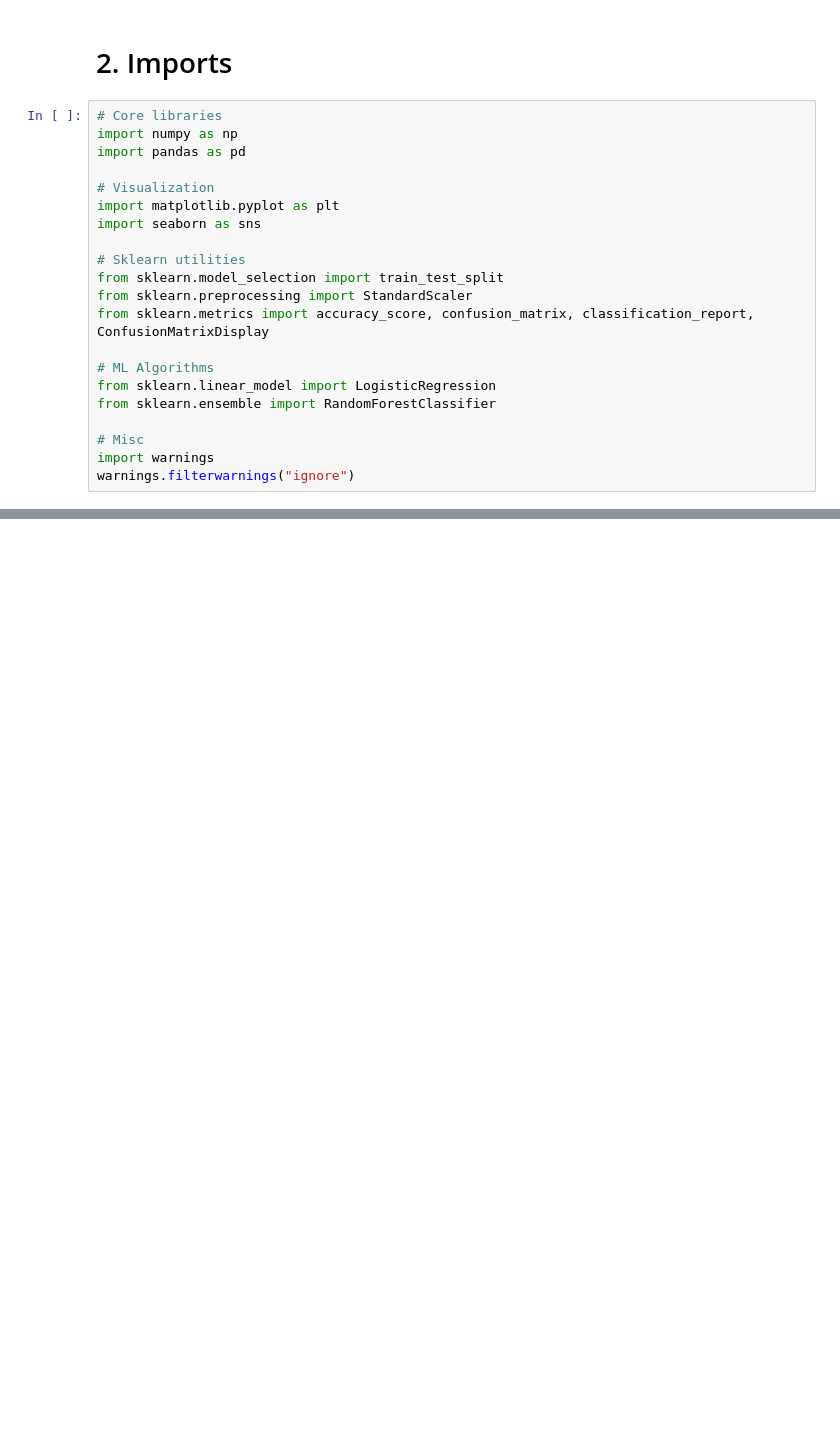
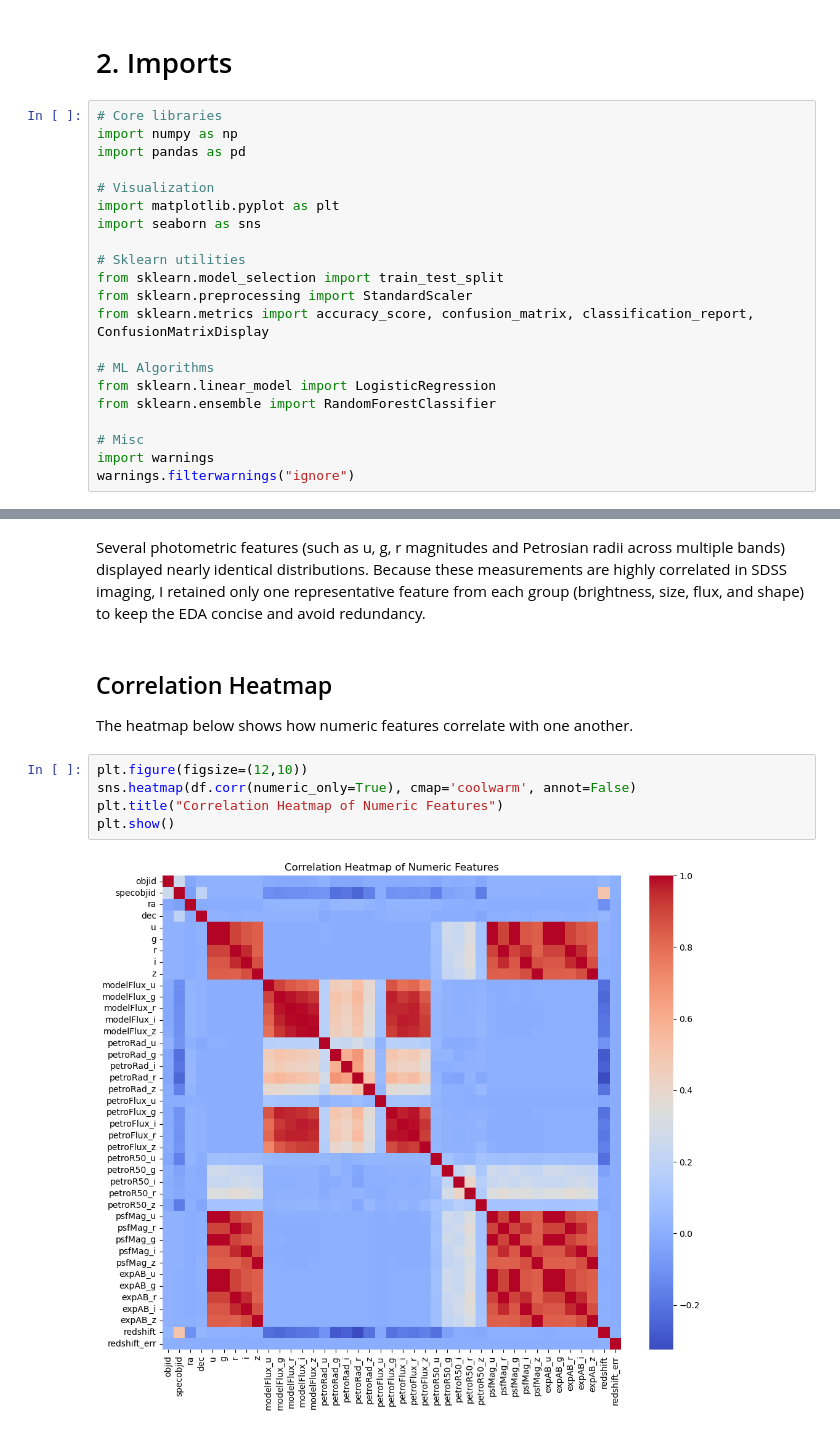
Before and after one commit to gsacekbruncc/sdss-galaxy-classification, a Jupyter notebook: notebook/sdss_galaxy_classification.ipynb, the cells around one changed output, grey strips where cells are left out. Drawn from its saved outputs; the diff is of its cells as text; blank space fills up the shorter version.

```diff
--- a/notebook/sdss_galaxy_classification.ipynb
+++ b/notebook/sdss_galaxy_classification.ipynb
@@ -46,0 +185,16 @@ df.head()
+# %% [markdown]
+Several photometric features (such as u, g, r magnitudes and Petrosian radii across
+multiple bands) displayed nearly identical distributions. Because these measurements
+are highly correlated in SDSS imaging, I retained only one representative feature from
+each group (brightness, size, flux, and shape) to keep the EDA concise and avoid redundancy.
+# %% [markdown]
+## Correlation Heatmap
+
+The heatmap below shows how numeric features correlate with one another.
+# %%
+plt.figure(figsize=(12,10))
+sns.heatmap(df.corr(numeric_only=True), cmap='coolwarm', annot=False)
+plt.title("Correlation Heatmap of Numeric Features")
+plt.show()
+# %% [output]
+[figure, added]
```
Also changed, not shown: parts of 20 cells of this notebook.
